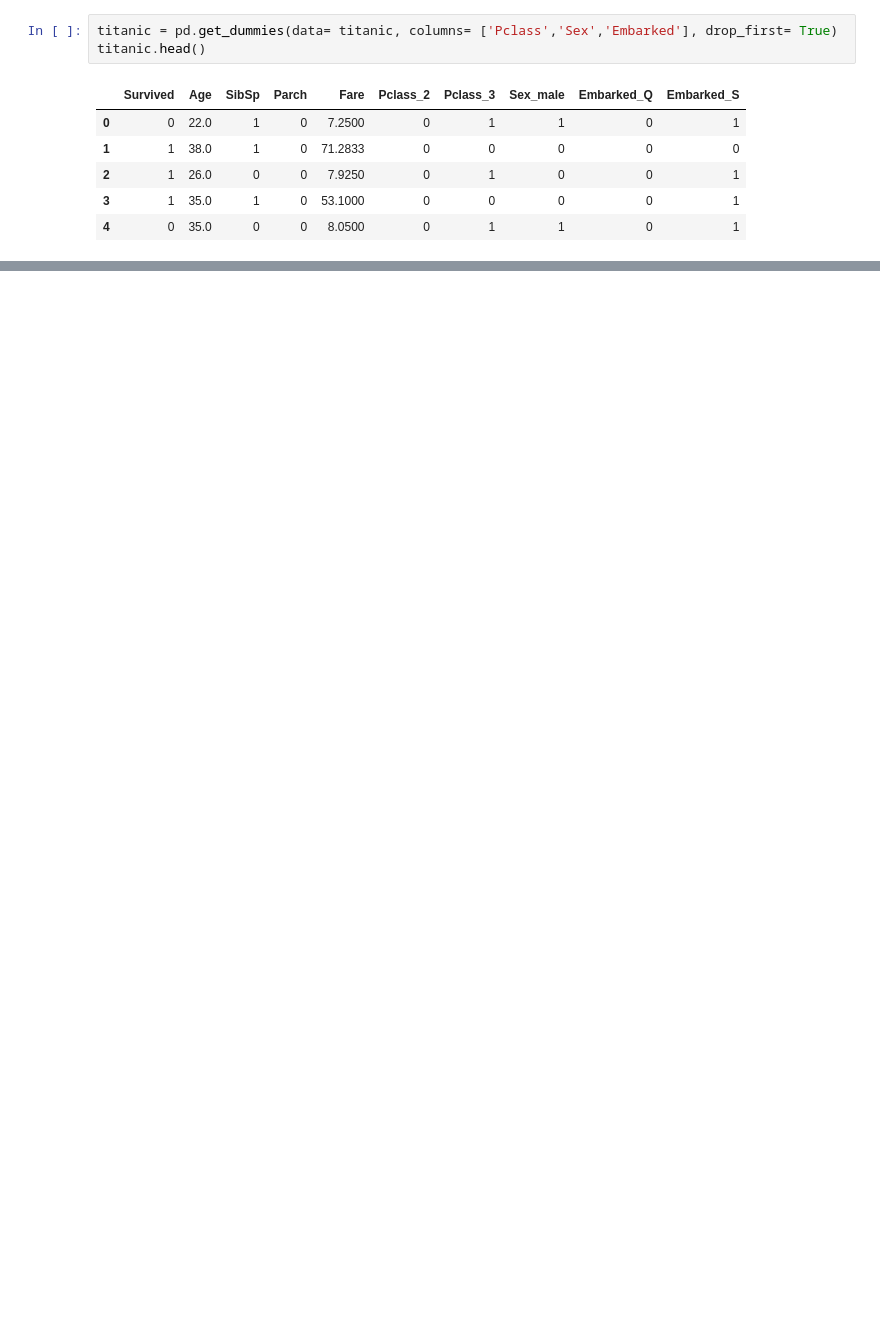
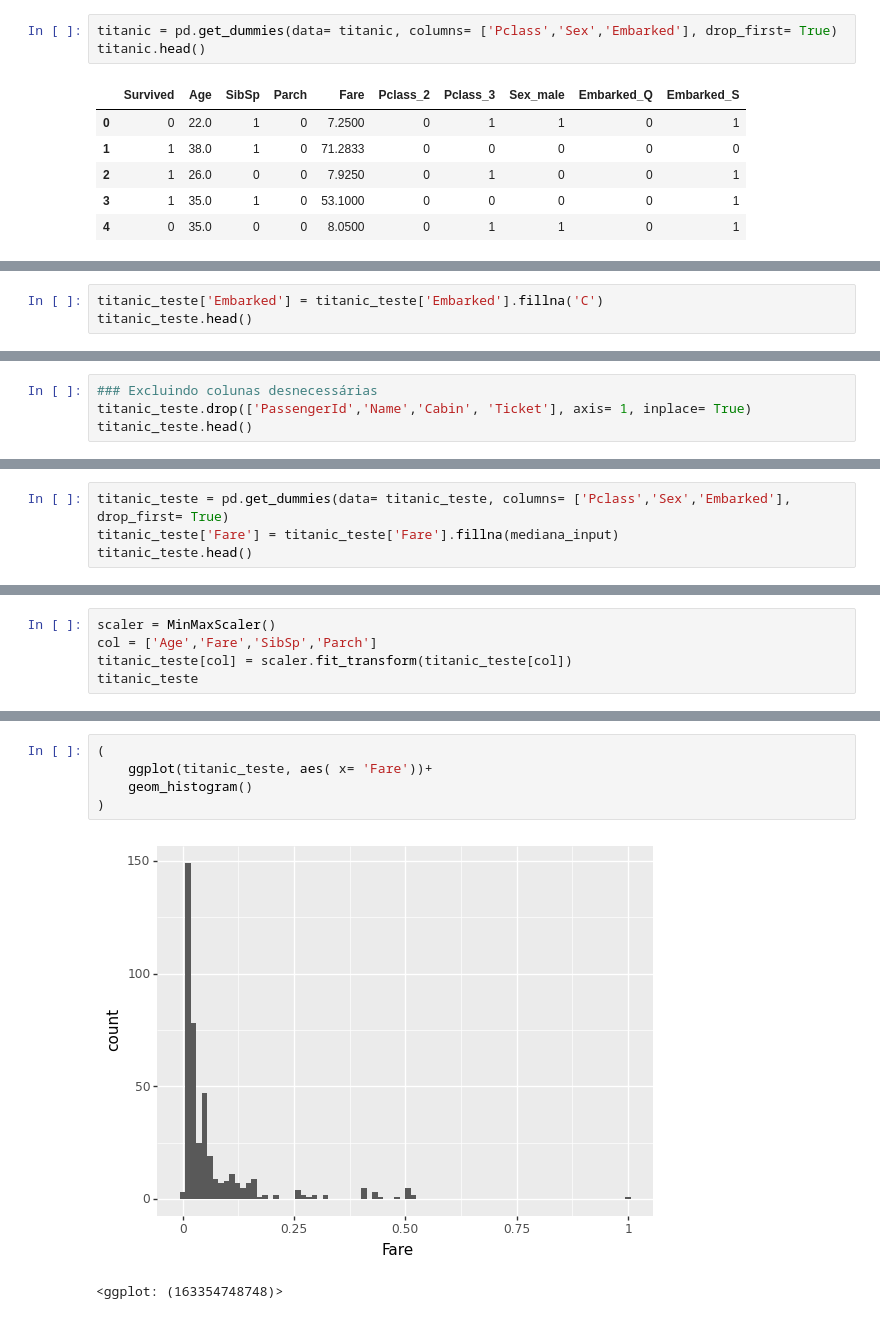
Before and after one commit to AmandaXavier02/Titanic, a Jupyter notebook: analiseTitanic.ipynb, the cells around one changed output, grey strips where cells are left out. Saved outputs shown, nothing was run; the diff lists cells and outputs as text; blank space fills up the shorter version.

```diff
--- a/analiseTitanic.ipynb
+++ b/analiseTitanic.ipynb
@@ -247,0 +536,3 @@ titanic
+# %%
+titanic_teste['Embarked'] = titanic_teste['Embarked'].fillna('C')
+titanic_teste.head()
@@ -247,0 +546,4 @@ titanic
+# %%
+### Excluindo colunas desnecessárias
+titanic_teste.drop(['PassengerId','Name','Cabin', 'Ticket'], axis= 1, inplace= True)
+titanic_teste.head()
@@ -247,0 +557,4 @@ titanic
+# %%
+titanic_teste = pd.get_dummies(data= titanic_teste, columns= ['Pclass','Sex','Embarked'], drop_first= True)
+titanic_teste['Fare'] = titanic_teste['Fare'].fillna(mediana_input)
+titanic_teste.head()
@@ -247,0 +568,5 @@ titanic
+# %%
+scaler = MinMaxScaler()
+col = ['Age','Fare','SibSp','Parch']
+titanic_teste[col] = scaler.fit_transform(titanic_teste[col])
+titanic_teste
@@ -247,0 +606,8 @@ titanic
+# %%
+(
+    ggplot(titanic_teste, aes( x= 'Fare'))+
+    geom_histogram()
+)
+# %% [output]
+[figure, added]
+<ggplot: (163354748748)>
```
Also changed, not shown: parts of 52 cells of this notebook.
